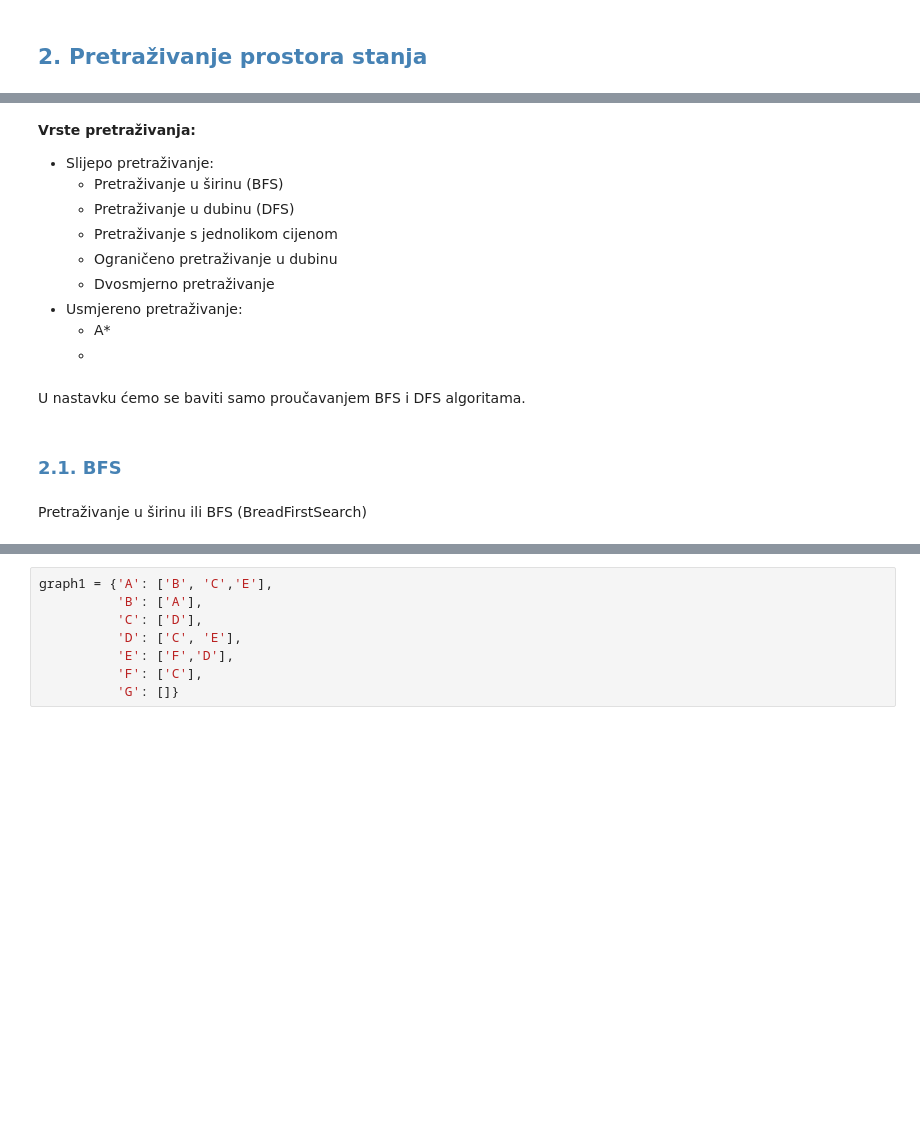
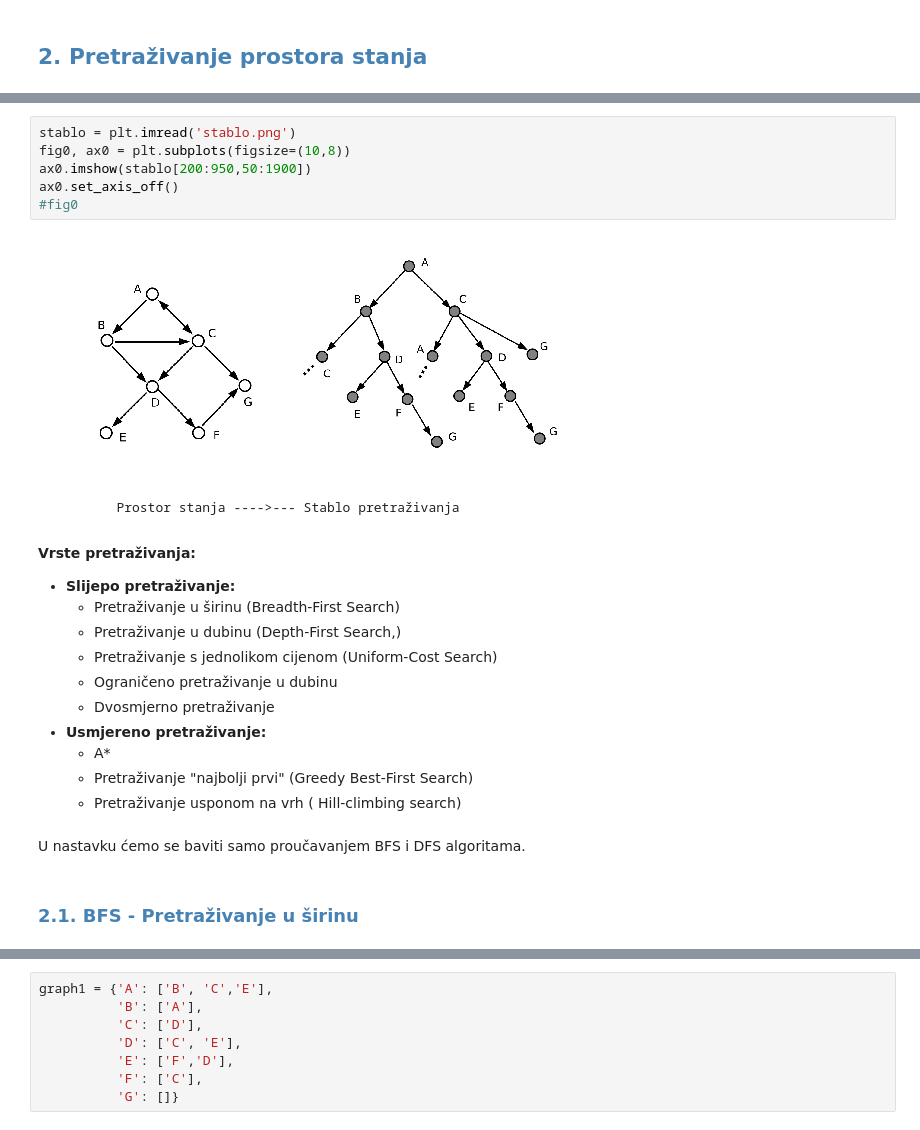
Before and after one commit to lornovak/MS-esej1, a Jupyter notebook: Esej 1..ipynb, the cells around one changed output, grey strips where cells are left out. Cells and saved outputs as stored; diff of their text form; blank space fills up the shorter version.

```diff
--- a/Esej 1..ipynb
+++ b/Esej 1..ipynb
@@ -113,17 +121,26 @@ Pretraživanje prostora stanja odnosi se na pretraživanje usmjerenog grafa.
+# %%
+stablo = plt.imread('stablo.png')
+fig0, ax0 = plt.subplots(figsize=(10,8))
+ax0.imshow(stablo[200:950,50:1900])
+ax0.set_axis_off()
+#fig0
+# %% [output]
+[figure, added]
+# %% [markdown]
+            Prostor stanja ---->--- Stablo pretraživanja
 # %% [markdown]
 **Vrste pretraživanja:**
-* Slijepo pretraživanje:
-    * Pretraživanje u širinu (BFS)
-    * Pretraživanje u dubinu (DFS)
-    * Pretraživanje s jednolikom cijenom
+* **Slijepo pretraživanje:**
+    * Pretraživanje u širinu (Breadth-First Search)
+    * Pretraživanje u dubinu (Depth-First Search,)
+    * Pretraživanje s jednolikom cijenom (Uniform-Cost Search)
     * Ograničeno pretraživanje u dubinu
     * Dvosmjerno pretraživanje
-* Usmjereno pretraživanje:
+* **Usmjereno pretraživanje:**
     * A*
-    *
+    * Pretraživanje "najbolji prvi" (Greedy Best-First Search)
+    * Pretraživanje usponom na vrh ( Hill-climbing search)
 # %% [markdown]
 U nastavku ćemo se baviti samo proučavanjem BFS i DFS algoritama.
 # %% [markdown]
-### <font color='steelblue' size=5px> 2.1. BFS <a name="bfs"></a> </font>
+### <font color='steelblue' size=5px> 2.1. BFS - Pretraživanje u širinu <a name="bfs"></a> </font>
-# %% [markdown]
-Pretraživanje u širinu ili BFS (BreadFirstSearch)
```
Also changed, not shown: parts of 58 cells of this notebook, 1 other file.
